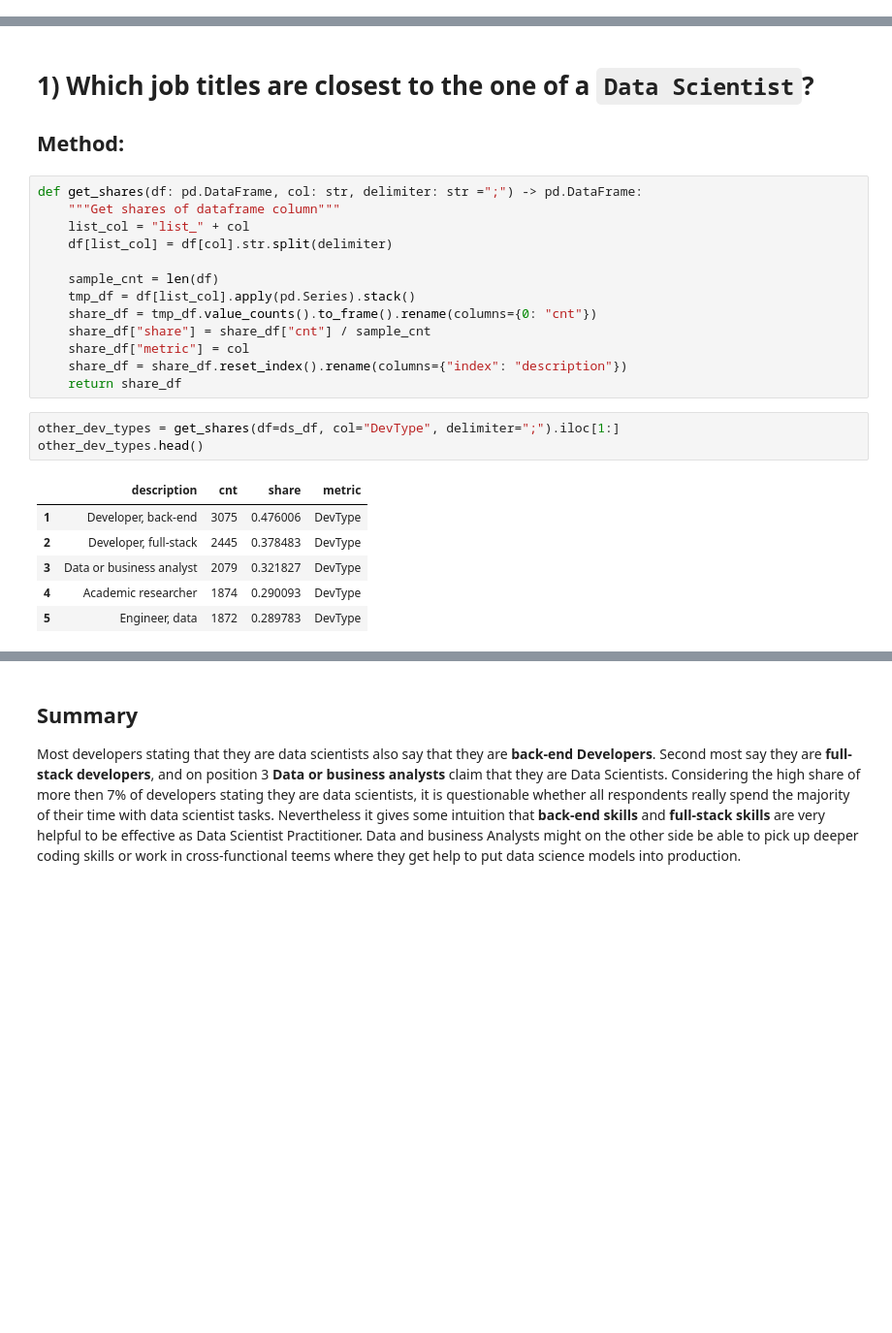
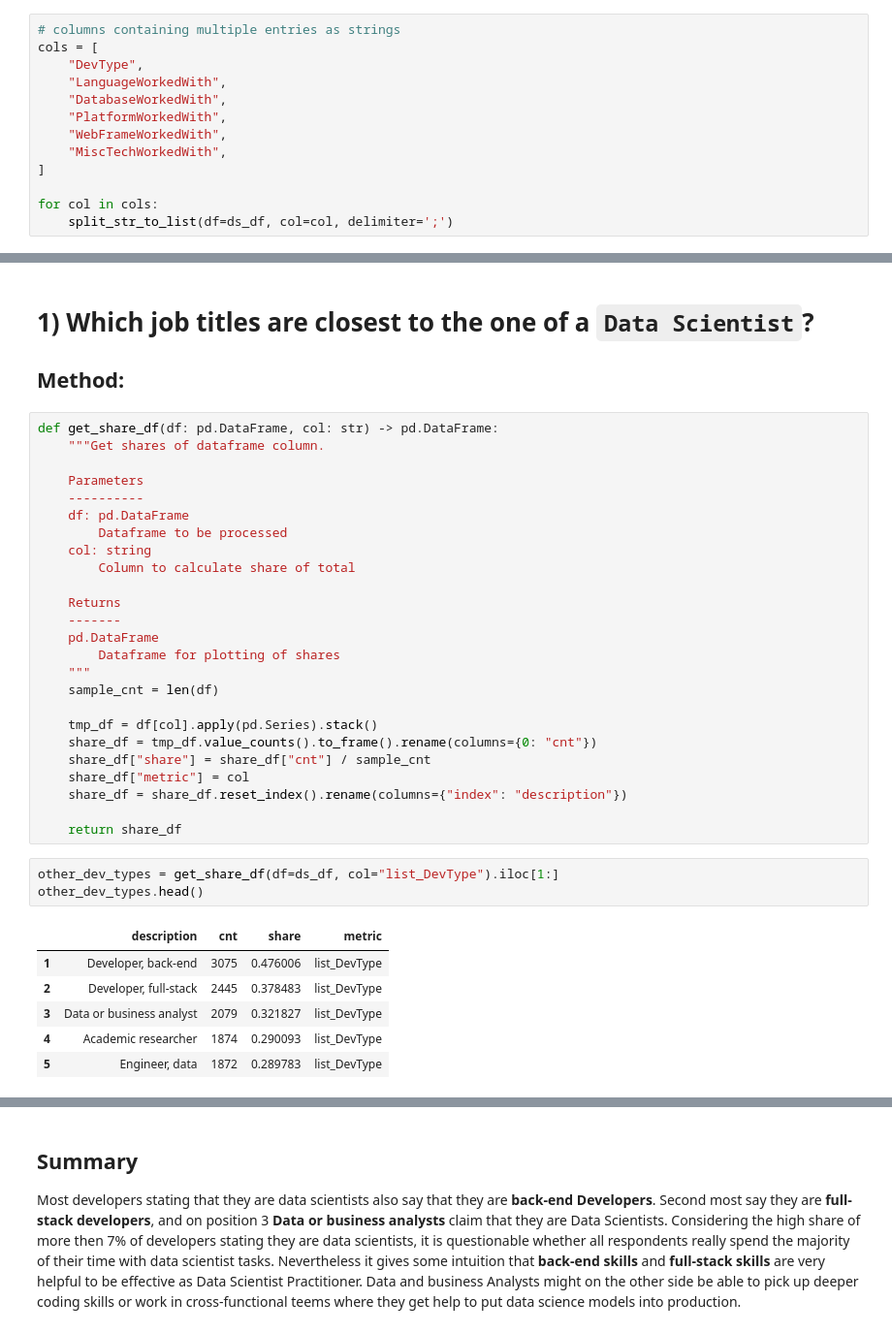
Before and after one commit to StefanTippelt/stack_overflow_developer_survey, a Jupyter notebook: stackoverflow_exploration.ipynb, the cells around one changed output, grey strips where cells are left out. Shown at 97% size. Drawn from its saved outputs; the diff is of its cells as text; blank space fills up the shorter version.

```diff
--- a/stackoverflow_exploration.ipynb
+++ b/stackoverflow_exploration.ipynb
@@ -76 +89,14 @@ ds_df = df.query('is_data_scientist == True').copy()
+# %%
+# columns containing multiple entries as strings
+cols = [
+    "DevType",
+    "LanguageWorkedWith",
+    "DatabaseWorkedWith",
+    "PlatformWorkedWith",
+    "WebFrameWorkedWith",
+    "MiscTechWorkedWith",
+]
+
+for col in cols:
+    split_str_to_list(df=ds_df, col=col, delimiter=';')
 # %%
@@ -97,26 +126,38 @@ This is a share of 7.9%
 
 ## Method:
 # %%
-def get_shares(df: pd.DataFrame, col: str, delimiter: str =";") -> pd.DataFrame:
-    """Get shares of dataframe column"""
-    list_col = "list_" + col
-    df[list_col] = df[col].str.split(delimiter)
+def get_share_df(df: pd.DataFrame, col: str) -> pd.DataFrame:
+    """Get shares of dataframe column.
 
+    Parameters
+    ----------
+    df: pd.DataFrame
+        Dataframe to be processed
+    col: string
+        Column to calculate share of total
+
+    Returns
+    -------
+    pd.DataFrame
+        Dataframe for plotting of shares
+    """
     sample_cnt = len(df)
-    tmp_df = df[list_col].apply(pd.Series).stack()
+
+    tmp_df = df[col].apply(pd.Series).stack()
     share_df = tmp_df.value_counts().to_frame().rename(columns={0: "cnt"})
     share_df["share"] = share_df["cnt"] / sample_cnt
     share_df["metric"] = col
     share_df = share_df.reset_index().rename(columns={"index": "description"})
+
     return share_df
 # %%
-other_dev_types = get_shares(df=ds_df, col="DevType", delimiter=";").iloc[1:]
+other_dev_types = get_share_df(df=ds_df, col="list_DevType").iloc[1:]
 other_dev_types.head()
 # %% [output]
 |  | description | cnt | share | metric |
-| 1 | Developer, back-end | 3075 | 0.476006 | DevType |
-| 2 | Developer, full-stack | 2445 | 0.378483 | DevType |
-| 3 | Data or business analyst | 2079 | 0.321827 | DevType |
-| 4 | Academic researcher | 1874 | 0.290093 | DevType |
-| 5 | Engineer, data | 1872 | 0.289783 | DevType |
+| 1 | Developer, back-end | 3075 | 0.476006 | list_DevType |
+| 2 | Developer, full-stack | 2445 | 0.378483 | list_DevType |
+| 3 | Data or business analyst | 2079 | 0.321827 | list_DevType |
+| 4 | Academic researcher | 1874 | 0.290093 | list_DevType |
+| 5 | Engineer, data | 1872 | 0.289783 | list_DevType |
 # %%
```
Also changed, not shown: parts of 18 cells of this notebook.
